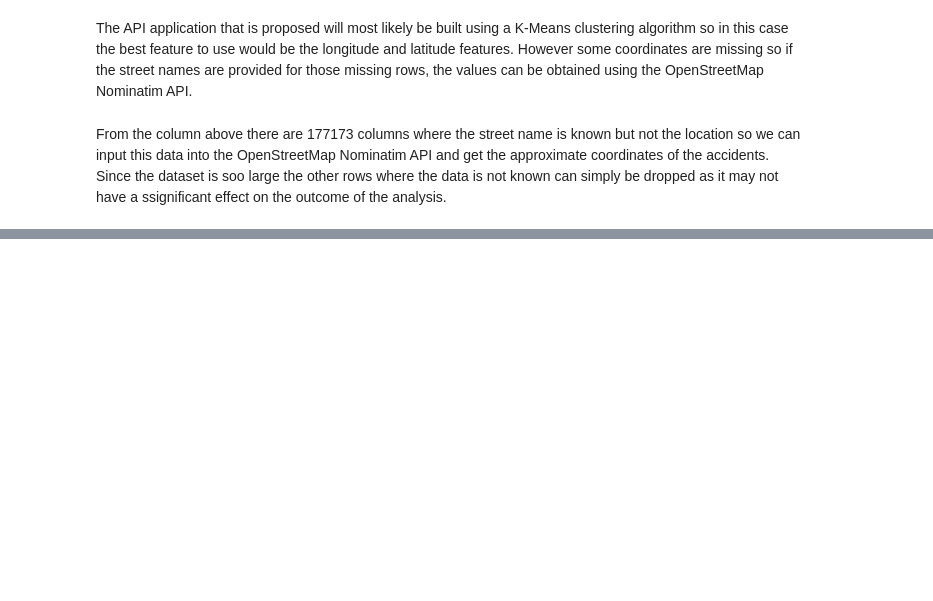
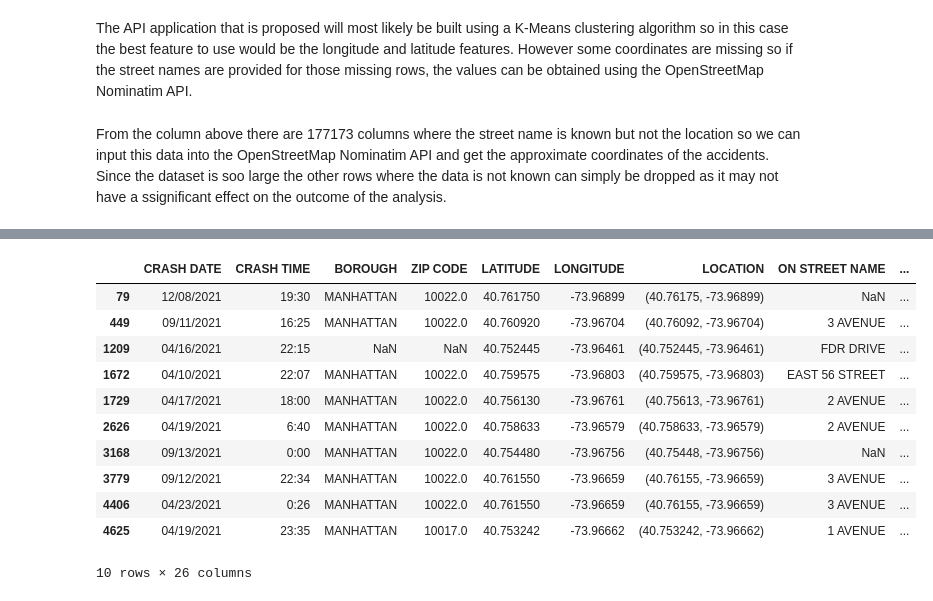
Before and after one commit to Y24-Y3/BigDataProject, a Jupyter notebook: NYC_Crashers.ipynb, the cells around one changed output, grey strips where cells are left out. Drawn from its saved outputs; the diff is of its cells as text; code cells hidden in the pictures; blank space fills up the shorter version.

```diff
--- a/NYC_Crashers.ipynb
+++ b/NYC_Crashers.ipynb
@@ -249,0 +266,15 @@ df
+# %%
+df_with_avg_coords[df_with_avg_coords['Cluster'] == 44].head(10)
+# %% [output]
+|  | CRASH DATE | CRASH TIME | BOROUGH | ZIP CODE | LATITUDE | LONGITUDE | LOCATION | ON STREET NAME | ... |
+| 79 | 12/08/2021 | 19:30 | MANHATTAN | 10022.0 | 40.761750 | -73.96899 | (40.76175, -73.96899) | NaN | ... |
+| 449 | 09/11/2021 | 16:25 | MANHATTAN | 10022.0 | 40.760920 | -73.96704 | (40.76092, -73.96704) | 3 AVENUE | ... |
+| 1209 | 04/16/2021 | 22:15 | NaN | NaN | 40.752445 | -73.96461 | (40.752445, -73.96461) | FDR DRIVE | ... |
+| 1672 | 04/10/2021 | 22:07 | MANHATTAN | 10022.0 | 40.759575 | -73.96803 | (40.759575, -73.96803) | EAST 56 STREET | ... |
+| 1729 | 04/17/2021 | 18:00 | MANHATTAN | 10022.0 | 40.756130 | -73.96761 | (40.75613, -73.96761) | 2 AVENUE | ... |
+| 2626 | 04/19/2021 | 6:40 | MANHATTAN | 10022.0 | 40.758633 | -73.96579 | (40.758633, -73.96579) | 2 AVENUE | ... |
+| 3168 | 09/13/2021 | 0:00 | MANHATTAN | 10022.0 | 40.754480 | -73.96756 | (40.75448, -73.96756) | NaN | ... |
+| 3779 | 09/12/2021 | 22:34 | MANHATTAN | 10022.0 | 40.761550 | -73.96659 | (40.76155, -73.96659) | 3 AVENUE | ... |
+| 4406 | 04/23/2021 | 0:26 | MANHATTAN | 10022.0 | 40.761550 | -73.96659 | (40.76155, -73.96659) | 3 AVENUE | ... |
+| 4625 | 04/19/2021 | 23:35 | MANHATTAN | 10017.0 | 40.753242 | -73.96662 | (40.753242, -73.96662) | 1 AVENUE | ... |
+10 rows × 26 columns
```
Also changed, not shown: parts of 4 cells of this notebook.
